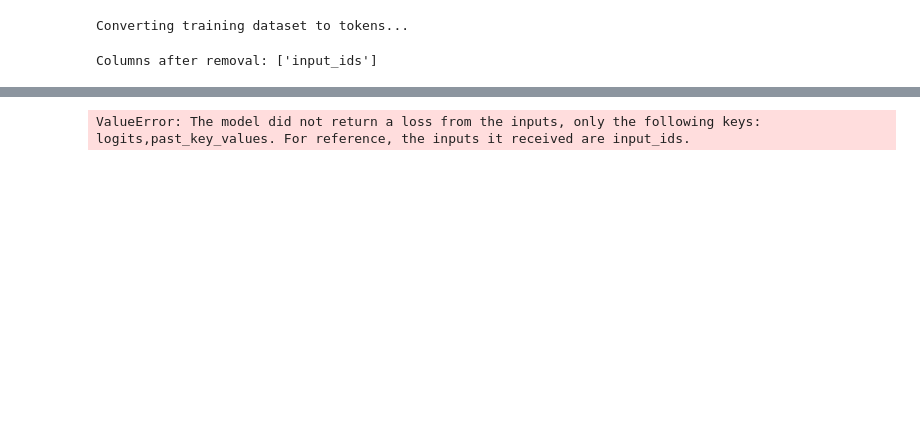
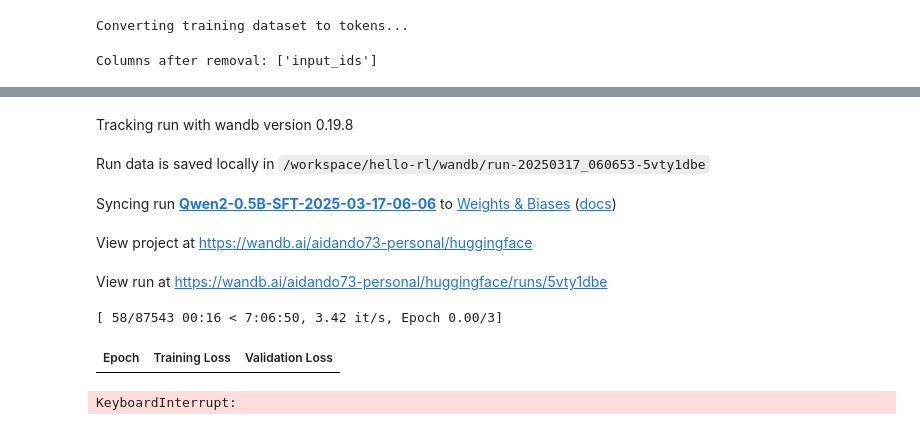
Before and after one commit to aidando73/hello-rl, a Jupyter notebook: sft-summarization.ipynb, the cells around one changed output, grey strips where cells are left out. Drawn from its saved outputs; the diff is of its cells as text; code cells hidden in the pictures; blank space fills up the shorter version.

```diff
--- a/sft-summarization.ipynb
+++ b/sft-summarization.ipynb
@@ -84,7 +79,7 @@ print(f"Columns after removal: {tokenized_dataset['train'].column_names}")
 # %% [output]
 Columns after removal: ['input_ids']
 # %%
-from transformers import TrainingArguments, Trainer, DataCollatorForLanguageModelling
+from transformers import TrainingArguments, Trainer, DataCollatorForLanguageModeling
 import wandb
 import os
 from dotenv import load_dotenv
@@ -96,7 +91,7 @@ output_dir = f"Qwen2-0.5B-SFT-{datetime.now().strftime('%Y-%m-%d-%H-%M')}"
 
 wandb.login(key=os.environ["WANDB_API_KEY"])
 
-data_collator = DataCollatorForLanguageModelling(
+data_collator = DataCollatorForLanguageModeling(
     tokenizer=tokenizer,
     mlm=False
 )
@@ -125 +125,8 @@ wandb: WARNING Calling wandb.login() after wandb.init() has no effect.
+Tracking run with wandb version 0.19.8
+Run data is saved locally in /workspace/hello-rl/wandb/run-20250317_060653-5vty1dbe
+Syncing run Qwen2-0.5B-SFT-2025-03-17-06-06 to Weights & Biases (docs)
+View project at https://wandb.ai/aidando73-personal/huggingface
+View run at https://wandb.ai/aidando73-personal/huggingface/runs/5vty1dbe
-ValueError: The model did not return a loss from the inputs, only the following keys: logits,past_key_values. For reference, the inputs it received are input_ids.
+[ 58/87543 00:16 < 7:06:50, 3.42 it/s, Epoch 0.00/3]
+| Epoch | Training Loss | Validation Loss |
+KeyboardInterrupt:
```
Also changed, not shown: parts of 2 cells of this notebook, 1 other file.
